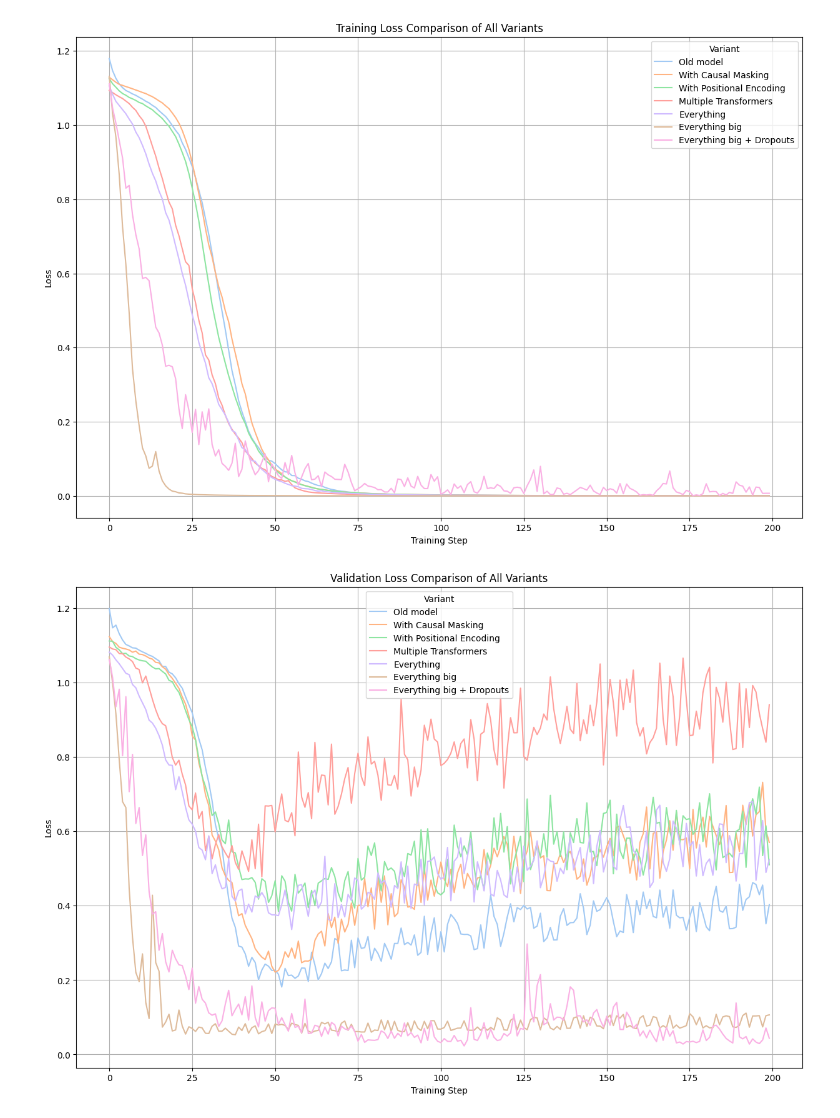
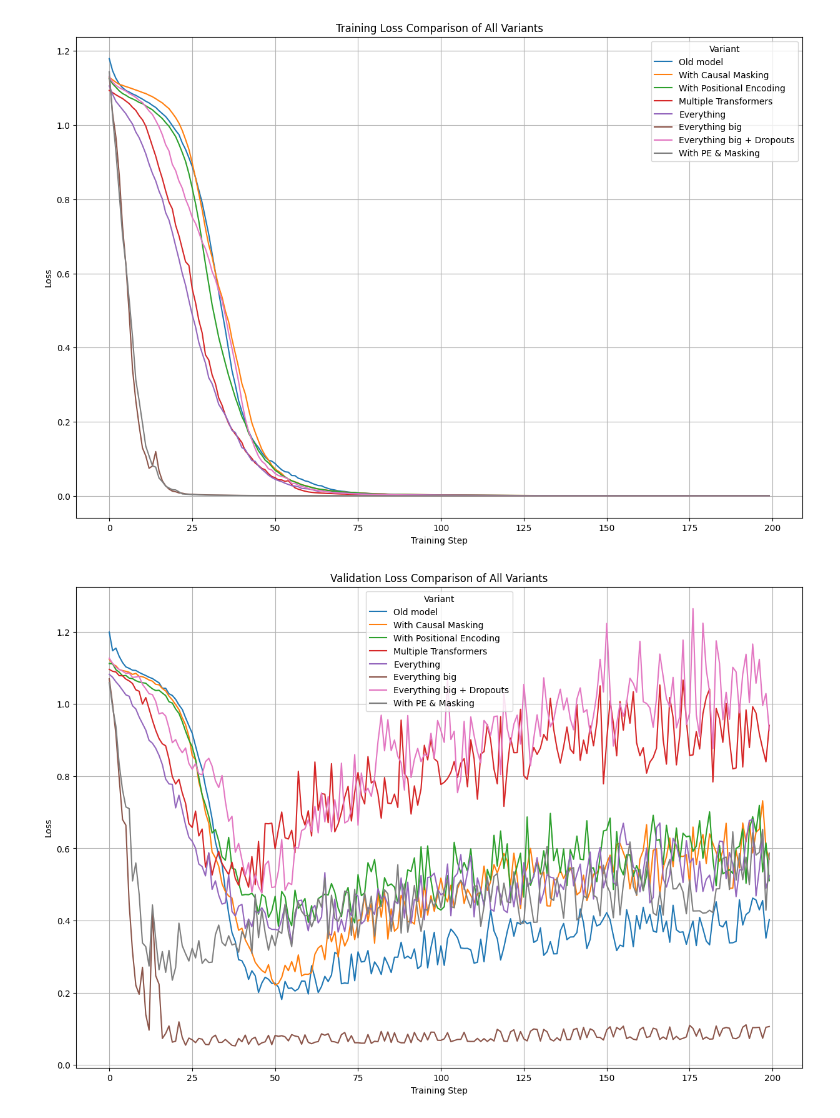
Before and after one commit to dattito/ml-journey, a Jupyter notebook: transformers_from_scratch/transformer.ipynb, the cells around one changed output. Drawn from its saved outputs; the diff is of its cells as text; code cells hidden in the pictures.

```diff
--- a/transformers_from_scratch/transformer.ipynb
+++ b/transformers_from_scratch/transformer.ipynb
@@ -339,9 +339,9 @@ val_losses.append(v)
 # Variant 7: Everything big + Dropouts
 model = BertProMax(
     n_embeddings=bank_dataset.unique_word_count,
-    embedding_dim=16,
-    transformer_count=8,
-    n_heads=4,
+    embedding_dim=6,
+    transformer_count=3,
+    n_heads=3,
     n_classes=3,
     positional_encoding=True,
     causal_masking=True,
@@ -351,6 +351,22 @@ optimizer = AdamW(model.parameters())
 t, v = train(model, EPOCHS, optimizer, loss_fn)
 train_losses.append(t)
 val_losses.append(v)
+# %%
+# Variant 8: Everything big + Dropouts
+model = BertProMax(
+    n_embeddings=bank_dataset.unique_word_count,
+    embedding_dim=16,
+    transformer_count=8,
+    n_heads=4,
+    n_classes=3,
+    positional_encoding=True,
+    causal_masking=True,
+    dropout=0.0
+)
+optimizer = AdamW(model.parameters())
+t, v = train(model, EPOCHS, optimizer, loss_fn)
+train_losses.append(t)
+val_losses.append(v)
 # %%
 # Variant 8: Everything biggest + Dropouts
 # model = BertProMax(
@@ -377,35 +393,36 @@ variant_names = [
     "With Causal Masking",
     "With Positional Encoding",
     "Multiple Transformers",
     "Everything",
     "Everything big",
     "Everything big + Dropouts",
-    "Everything biggest + Dropouts"
+    "With PE & Masking"
+    # "Everything biggest + Dropouts"
 ]
 
 plot_data = []
 for i, variant_losses in enumerate(train_losses):
     losses_float = [loss.item() for loss in variant_losses]
 
     df_variant = pl.DataFrame({
         'Step': range(len(losses_float)),
         'Loss': losses_float,
         'Variant': variant_names[i]
     })
     plot_data.append(df_variant)
 
 full_plot_data = pl.concat(plot_data)
 
 plt.figure(figsize=(15, 10))
 sns.lineplot(data=full_plot_data, x='Step', y='Loss', hue='Variant', errorbar=None)
 plt.title('Training Loss Comparison of All Variants')
 plt.xlabel('Training Step')
 plt.ylabel('Loss')
 plt.grid(True)
 plt.legend(title='Variant')
 plt.show()
 # %% [output]
-[figure, old version]
+[figure, new version]
 # %%
 plot_data = []
 for i, variant_losses in enumerate(val_losses):
@@ -429,7 +446,7 @@ plt.grid(True)
 plt.legend(title='Variant')
 plt.show()
 # %% [output]
-[figure, old version]
+[figure, new version]
 # %%
 sns.heatmap(data=model.embeddings.weight.detach().numpy(), cmap="Grays")
 # %% [output]
```
Also changed, not shown: parts of 3 cells of this notebook, 11 other files.
